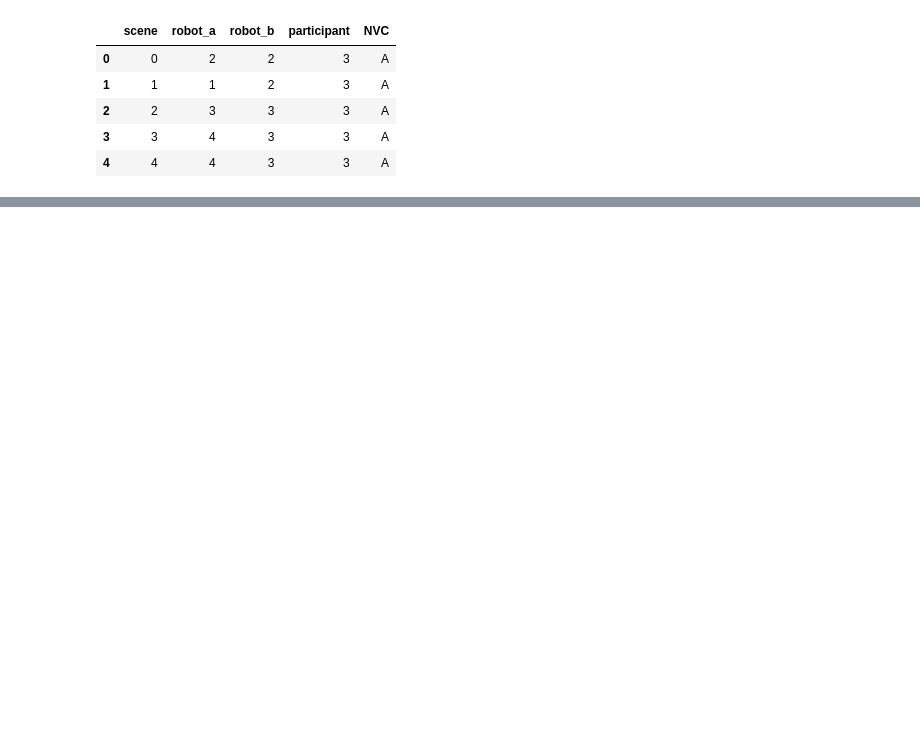
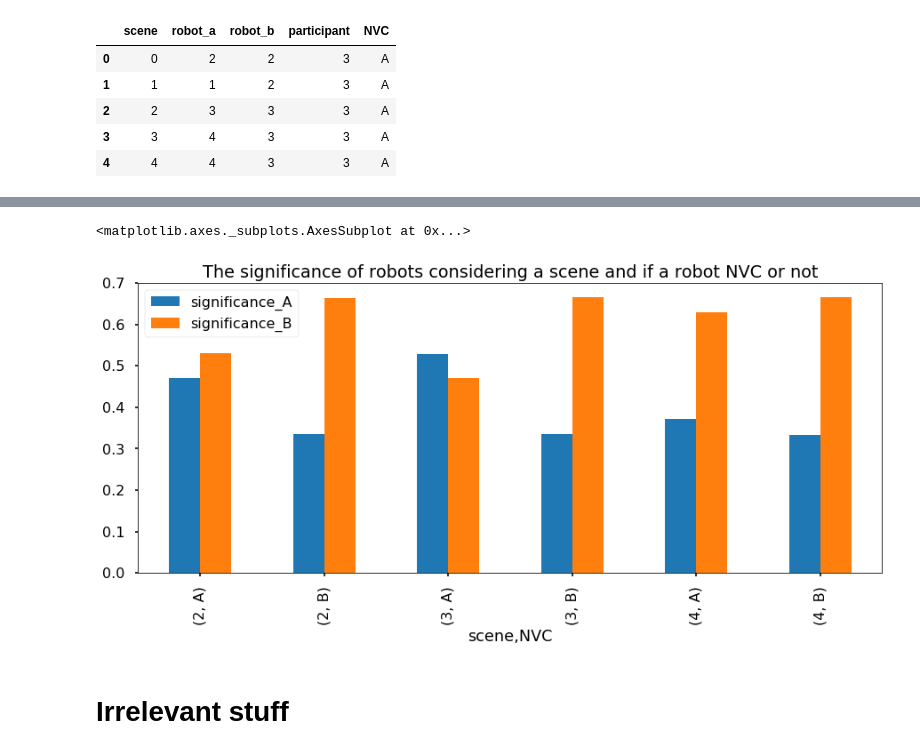
Before and after one commit to nilesh0109/PHRI_1920, a Jupyter notebook: evaluation/count_cubes_evaluation.ipynb, the cells around one changed output, grey strips where cells are left out. Drawn from its saved outputs; the diff is of its cells as text; code cells hidden in the pictures; blank space fills up the shorter version.

```diff
--- a/evaluation/count_cubes_evaluation.ipynb
+++ b/evaluation/count_cubes_evaluation.ipynb
@@ -66,0 +132,4 @@ plt.legend()
+# %%
+approach1_plot_data = approach1.groupby(['scene', 'NVC']).mean()
+approach1_plot_data = approach1_plot_data.drop(columns=['robot_a', 'robot_b', 'participant', 'sum_cubes_a_and_b'])
+approach1_plot_data
@@ -66,0 +145,7 @@ plt.legend()
+# %%
+approach1_plot_data.plot(kind='bar', figsize=(15,6), title='The significance of robots considering a scene and if a robot NVC or not')
+# %% [output]
+<matplotlib.axes._subplots.AxesSubplot at 0x...>
+[figure, added]
+# %% [markdown]
+# Irrelevant stuff
```
Also changed, not shown: parts of 21 cells of this notebook.
